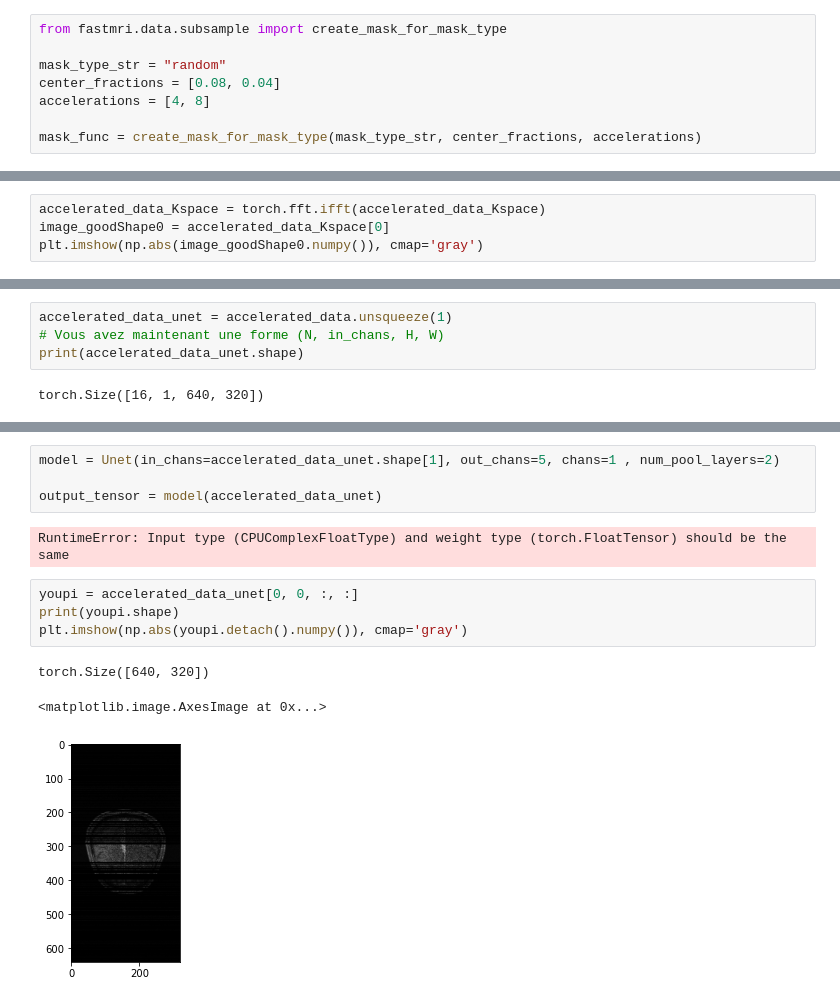
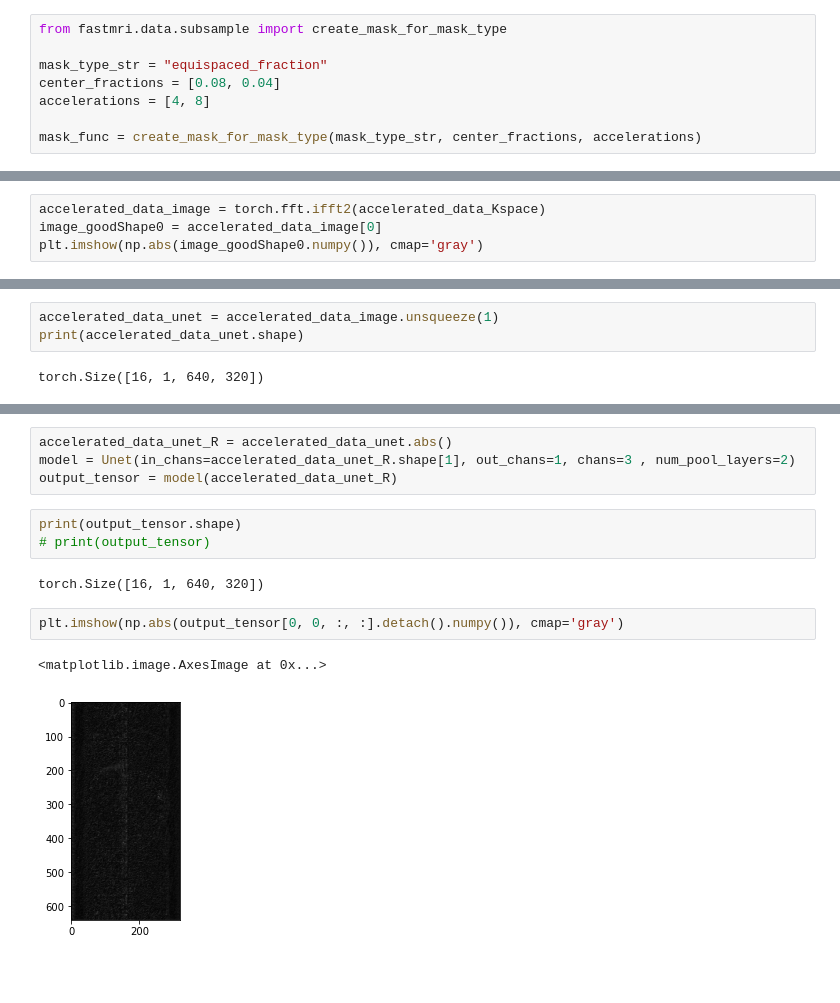
Before and after one commit to mind-inria/mri-dl-recon, a Jupyter notebook: src/mri_dlrecon/functions_torch/tuto_function_torch.ipynb, the cells around one changed output, grey strips where cells are left out. Drawn from its saved outputs; the diff is of its cells as text; blank space fills up the shorter version.

Commit message:
debut unet

```diff
--- a/src/mri_dlrecon/functions_torch/tuto_function_torch.ipynb
+++ b/src/mri_dlrecon/functions_torch/tuto_function_torch.ipynb
@@ -104,7 +105,7 @@ magic_fraction : similar to magic with more precision about acceleration rate
 # %%
 from fastmri.data.subsample import create_mask_for_mask_type
 
-mask_type_str = "random"
+mask_type_str = "equispaced_fraction"
 center_fractions = [0.08, 0.04]
 accelerations = [4, 8]
 
@@ -133,6 +133,6 @@ plt.imshow(np.abs(image_goodShape0.numpy()), cmap='gray')
 # %%
-accelerated_data_Kspace = torch.fft.ifft(accelerated_data_Kspace)
-image_goodShape0 = accelerated_data_Kspace[0]
+accelerated_data_image = torch.fft.ifft2(accelerated_data_Kspace)
+image_goodShape0 = accelerated_data_image[0]
 plt.imshow(np.abs(image_goodShape0.numpy()), cmap='gray')
 # %% [output]
 <matplotlib.image.AxesImage at 0x...>
@@ -347,6 +187,5 @@ suite test
 # %%
-accelerated_data_unet = accelerated_data.unsqueeze(1)
-# Vous avez maintenant une forme (N, in_chans, H, W)
+accelerated_data_unet = accelerated_data_image.unsqueeze(1)
 print(accelerated_data_unet.shape)
 # %% [output]
 torch.Size([16, 1, 640, 320])
@@ -356,14 +197,14 @@ torch.Size([16, 1, 640, 320])
 # %%
-model = Unet(in_chans=accelerated_data_unet.shape[1], out_chans=5, chans=1 , num_pool_layers=2)
-
-output_tensor = model(accelerated_data_unet)
+accelerated_data_unet_R = accelerated_data_unet.abs()
+model = Unet(in_chans=accelerated_data_unet_R.shape[1], out_chans=1, chans=3 , num_pool_layers=2)
+output_tensor = model(accelerated_data_unet_R)
-# %% [output]
-RuntimeError: Input type (CPUComplexFloatType) and weight type (torch.FloatTensor) should be the same
+# %%
+print(output_tensor.shape)
+# print(output_tensor)
+# %% [output]
+torch.Size([16, 1, 640, 320])
 # %%
-youpi = accelerated_data_unet[0, 0, :, :]
-print(youpi.shape)
-plt.imshow(np.abs(youpi.detach().numpy()), cmap='gray')
+plt.imshow(np.abs(output_tensor[0, 0, :, :].detach().numpy()), cmap='gray')
 # %% [output]
-torch.Size([640, 320])
+<matplotlib.image.AxesImage at 0x...>
-<matplotlib.image.AxesImage at 0x...>
-[figure, old version]
+[figure, new version]
```
Also changed, not shown: parts of 31 cells of this notebook, 8 other files.
